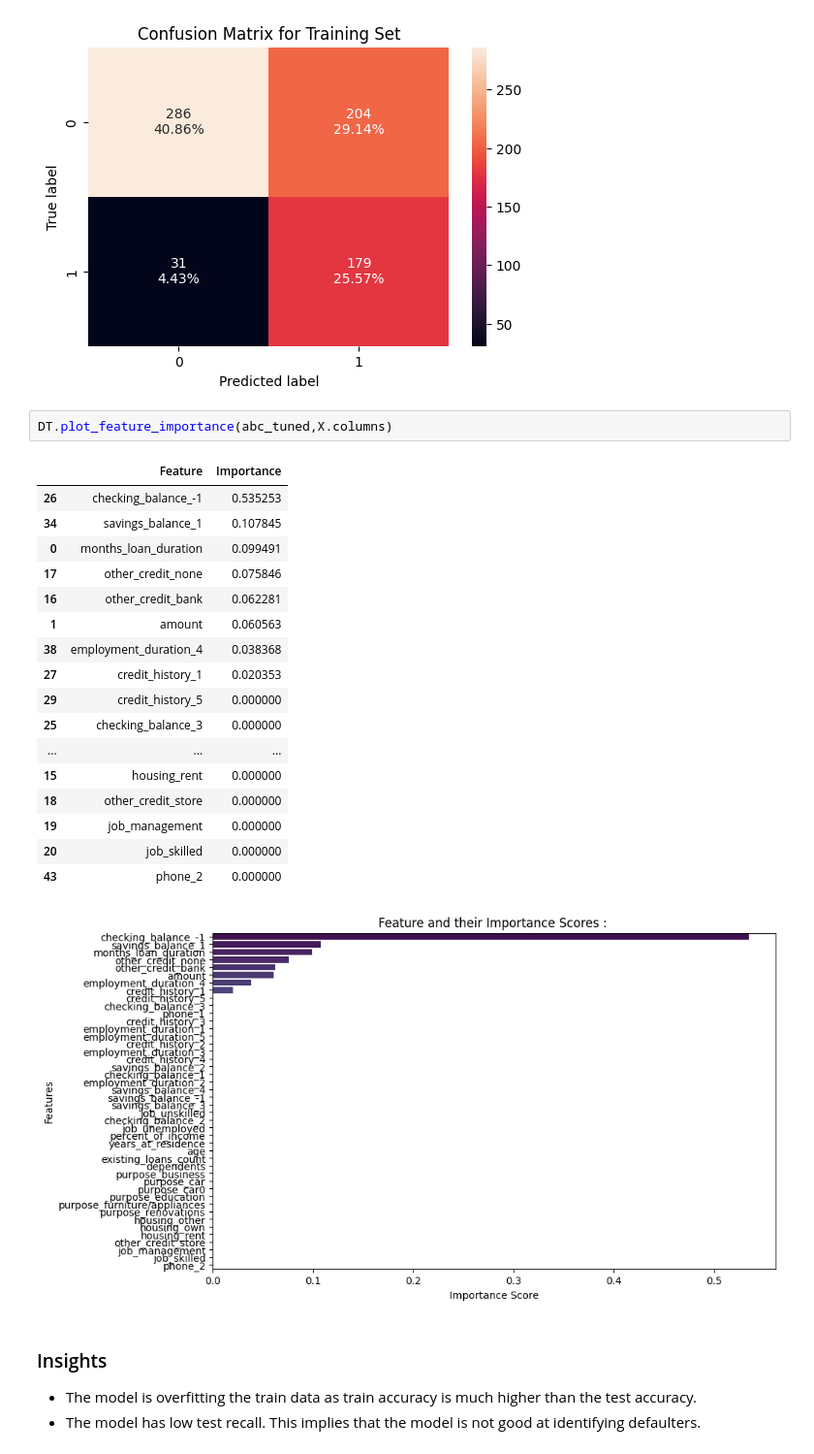
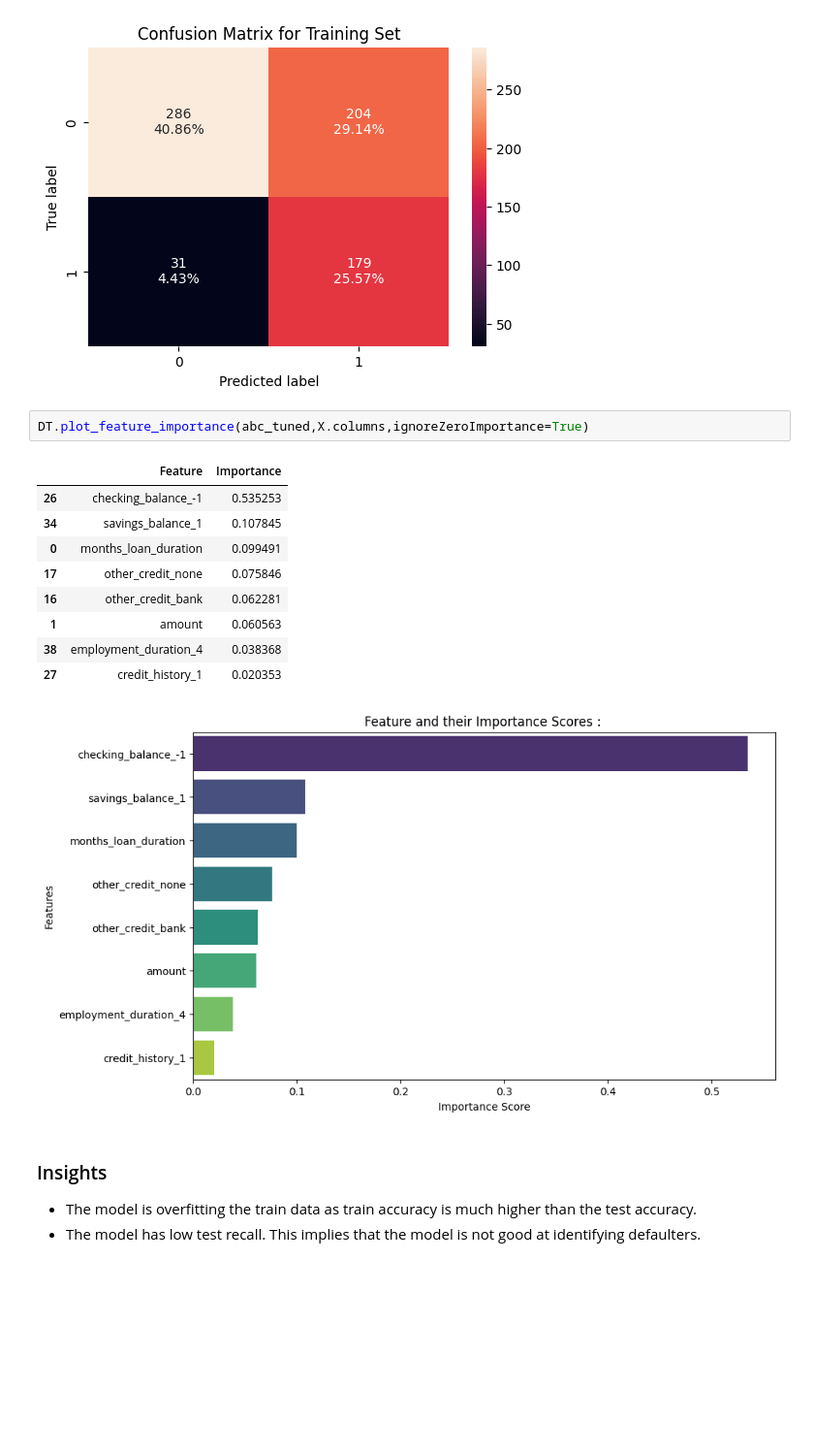
Before and after one commit to assignarc/AI-ML-Experiments, a Jupyter notebook: W10-EnsambleLearning-Boosting/CreditDefault/Ensemble_Boosting_Notebook.ipynb, the cells around one changed output. Shown at 97% size. Drawn from its saved outputs; the diff is of its cells as text; blank space fills up the shorter version.

```diff
--- a/W10-EnsambleLearning-Boosting/CreditDefault/Ensemble_Boosting_Notebook.ipynb
+++ b/W10-EnsambleLearning-Boosting/CreditDefault/Ensemble_Boosting_Notebook.ipynb
@@ -440,26 +441,18 @@ Classification Model Performance Metrics : Test Performance
 [figure]
 [figure]
 # %%
-DT.plot_feature_importance(abc_tuned,X.columns)
+DT.plot_feature_importance(abc_tuned,X.columns,ignoreZeroImportance=True)
 # %% [output]
 |  | Feature | Importance |
 | 26 | checking_balance_-1 | 0.535253 |
 | 34 | savings_balance_1 | 0.107845 |
 | 0 | months_loan_duration | 0.099491 |
 | 17 | other_credit_none | 0.075846 |
 | 16 | other_credit_bank | 0.062281 |
 | 1 | amount | 0.060563 |
 | 38 | employment_duration_4 | 0.038368 |
 | 27 | credit_history_1 | 0.020353 |
-| 29 | credit_history_5 | 0.000000 |
-| 25 | checking_balance_3 | 0.000000 |
-| ... | ... | ... |
-| 15 | housing_rent | 0.000000 |
-| 18 | other_credit_store | 0.000000 |
-| 19 | job_management | 0.000000 |
-| 20 | job_skilled | 0.000000 |
-| 43 | phone_2 | 0.000000 |
-[figure, old version]
+[figure, new version]
 # %% [markdown]
 ### Insights
 - The model is overfitting the train data as train accuracy is much higher than the test accuracy.
```
Also changed, not shown: parts of 8 cells of this notebook, 2 other files.
